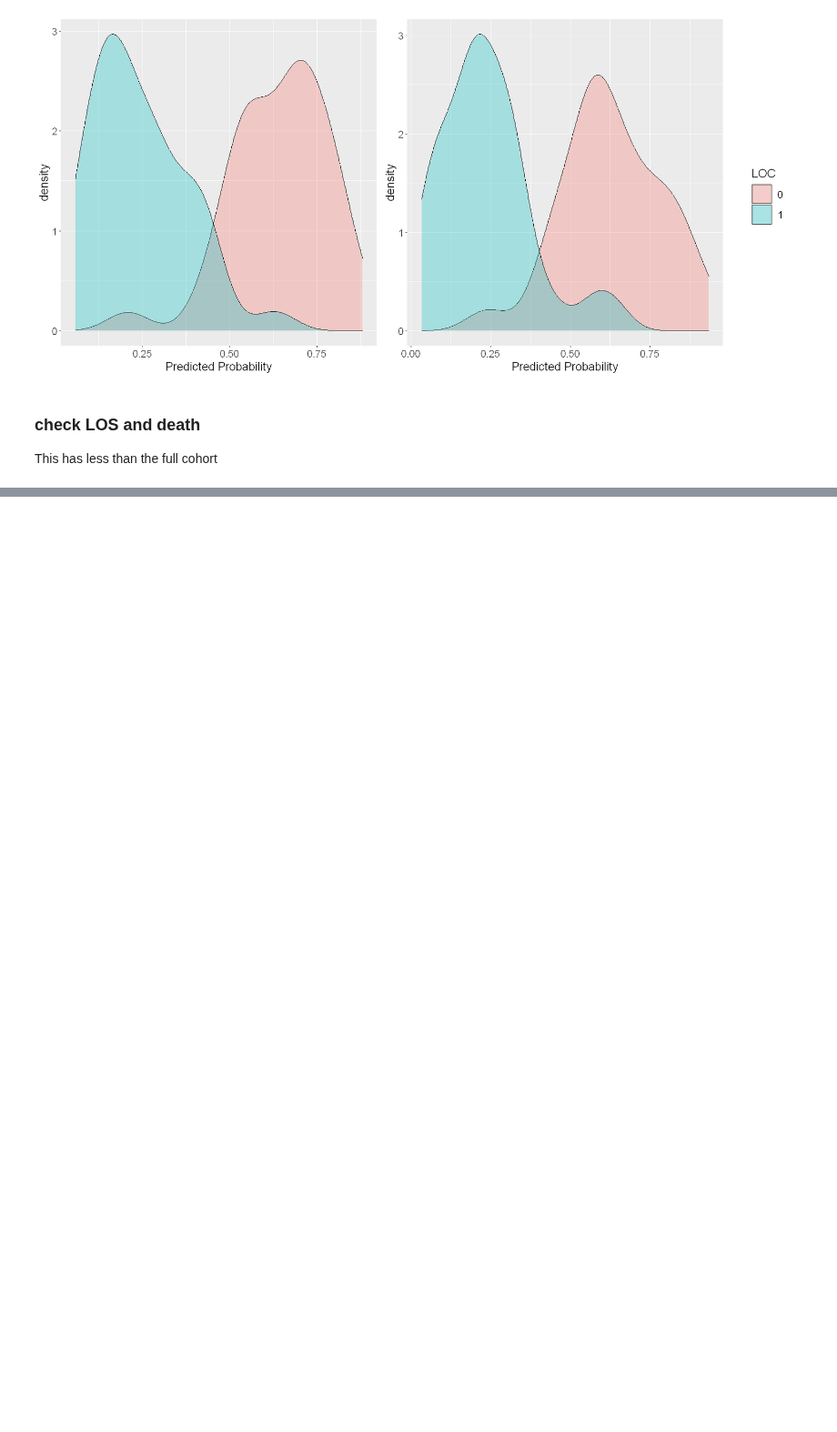
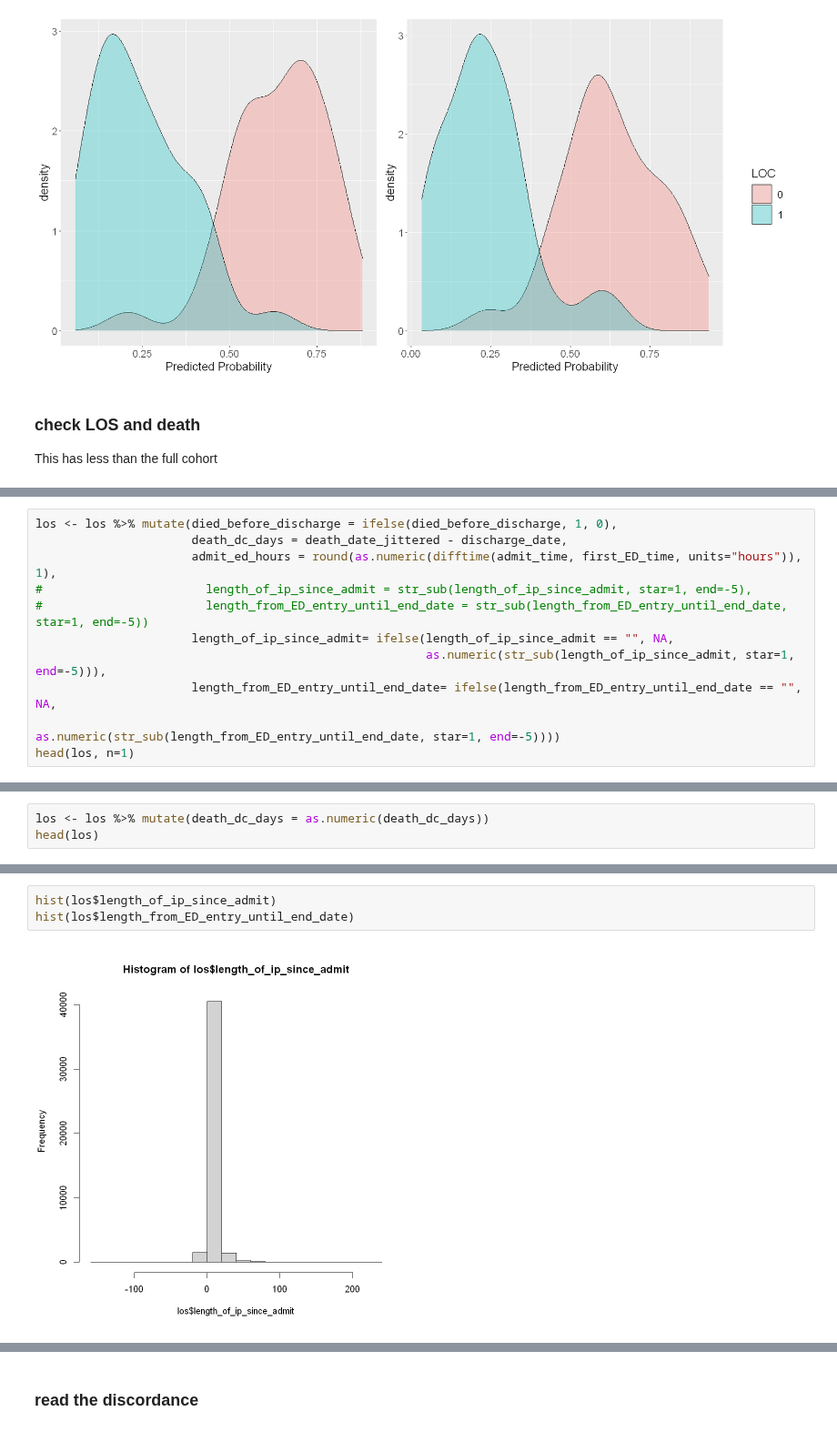
Before and after one commit to Minh084/TDA, a Jupyter notebook: 5_results_analysis/5.3_EDA_R.ipynb, the cells around one changed output, grey strips where cells are left out. Shown at 91% size. Cells and saved outputs as stored; diff of their text form; blank space fills up the shorter version.

```diff
--- a/5_results_analysis/5.3_EDA_R.ipynb
+++ b/5_results_analysis/5.3_EDA_R.ipynb
@@ -451,0 +512,11 @@ A data.frame: 6 × 9
+# %%
+los <- los %>% mutate(died_before_discharge = ifelse(died_before_discharge, 1, 0),
+                      death_dc_days = death_date_jittered - discharge_date,
+                      admit_ed_hours = round(as.numeric(difftime(admit_time, first_ED_time, units="hours")), 1),
+#                       length_of_ip_since_admit = str_sub(length_of_ip_since_admit, star=1, end=-5),
+#                       length_from_ED_entry_until_end_date = str_sub(length_from_ED_entry_until_end_date, star=1, end=-5))
+                      length_of_ip_since_admit= ifelse(length_of_ip_since_admit == "", NA,
+                                                       as.numeric(str_sub(length_of_ip_since_admit, star=1, end=-5))),
+                      length_from_ED_entry_until_end_date= ifelse(length_from_ED_entry_until_end_date == "", NA,
+                                                                  as.numeric(str_sub(length_from_ED_entry_until_end_date, star=1, end=-5))))
+head(los, n=1)
@@ -451,0 +528,3 @@ A data.frame: 6 × 9
+# %%
+los <- los %>% mutate(death_dc_days = as.numeric(death_dc_days))
+head(los)
@@ -451,0 +572,5 @@ A data.frame: 6 × 9
+# %%
+hist(los$length_of_ip_since_admit)
+hist(los$length_from_ED_entry_until_end_date)
+# %% [output]
+[figure, added]
@@ -451,0 +578,2 @@ A data.frame: 6 × 9
+# %% [markdown]
+### read the discordance
```
Also changed, not shown: parts of 15 cells of this notebook, 2 other files.
